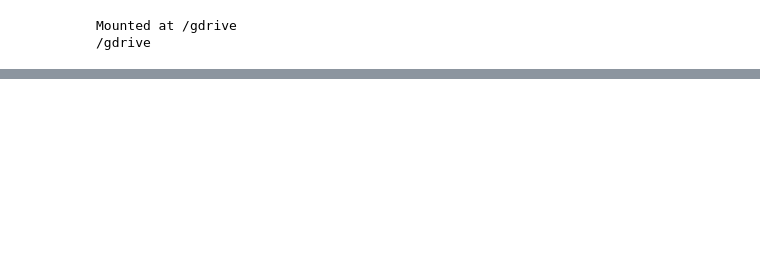
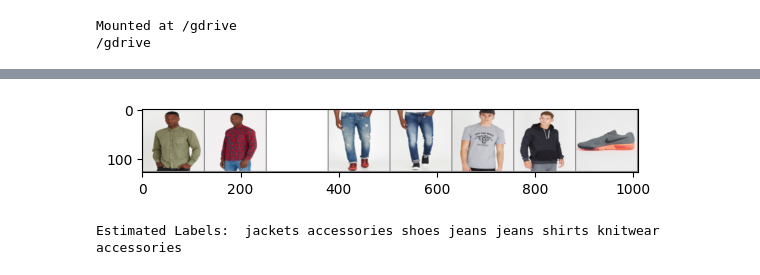
Before and after one commit to DMcClarence/ICT303-Assignment1, a Jupyter notebook: ICT303_Assignment1.ipynb, the cells around one changed output, grey strips where cells are left out. Drawn from its saved outputs; the diff is of its cells as text; code cells hidden in the pictures; blank space fills up the shorter version.

```diff
--- a/ICT303_Assignment1.ipynb
+++ b/ICT303_Assignment1.ipynb
@@ -180,0 +187,15 @@ Correct:  tensor(333) Total:  390
+# %%
+testloader = DataLoader().load(dataset="/test", batchSize=10, shuffle=False, workers=2)
+dataiter = iter(testloader)
+images, labels = next(dataiter)
+
+images = images.to(device)
+
+imgShow(torchvision.utils.make_grid(images))
+output = model(images).to(device)
+estimatedLabels = torch.max(output, 1).indices
+
+print('Estimated Labels: ', ' '.join(f'{classes[estimatedLabels[j]]:5s}' for j in range(images.shape[0])))
+# %% [output]
+[figure, added]
+Estimated Labels:  jackets accessories shoes jeans jeans shirts knitwear accessories
```
Also changed, not shown: parts of 3 cells of this notebook.
